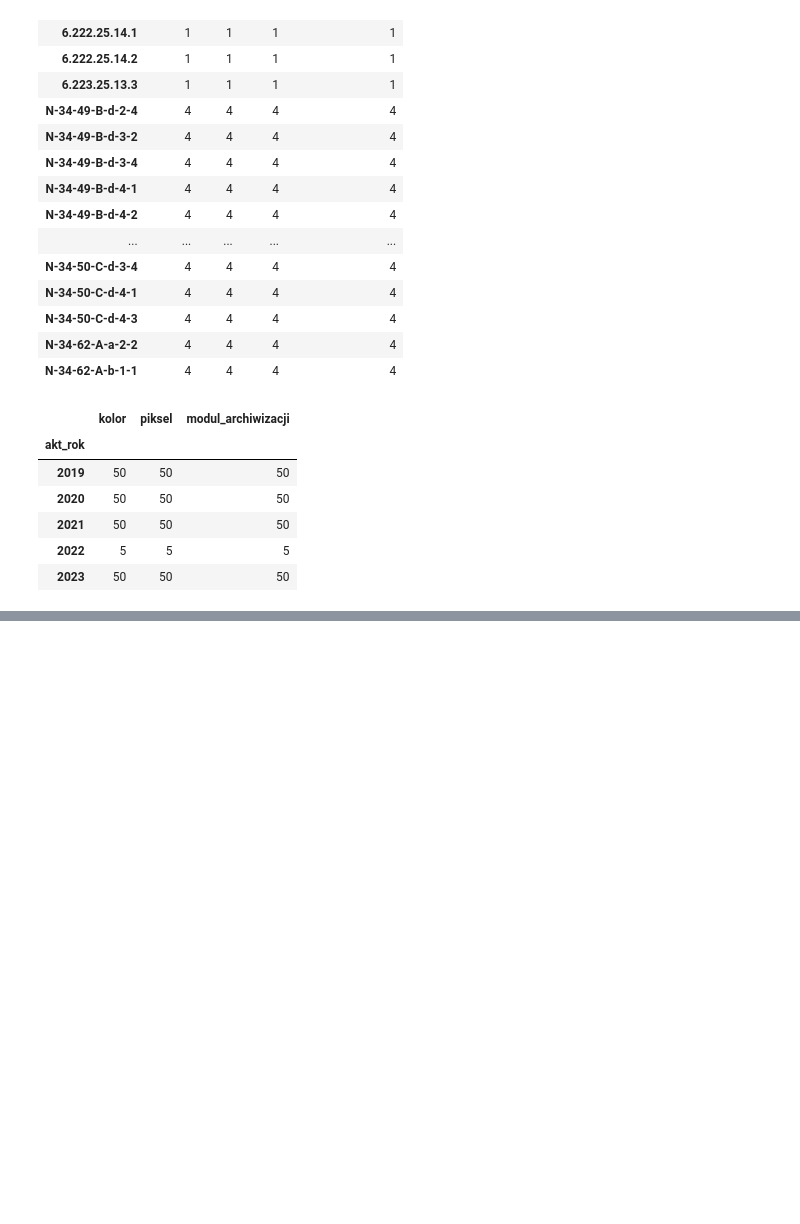
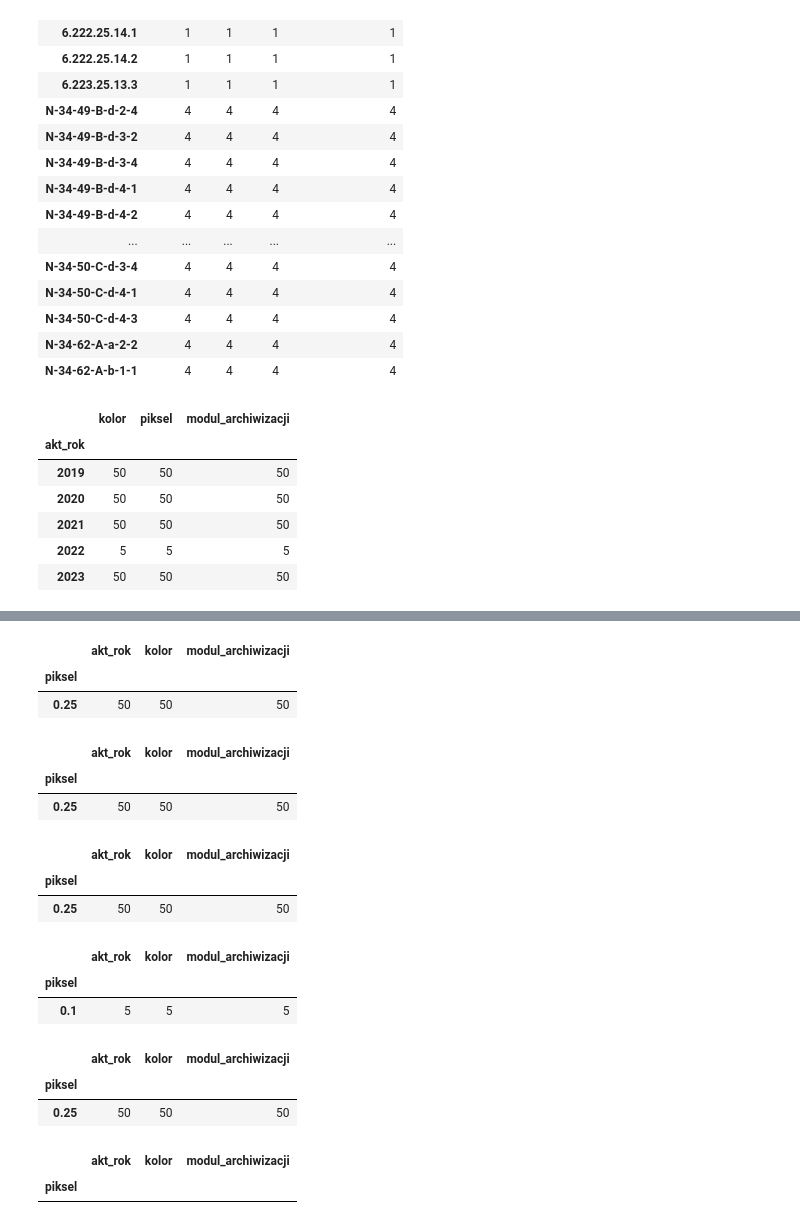
Before and after one commit to Sustainable3/Inference_data, a Jupyter notebook: ortophoto_reval.ipynb, the cells around one changed output, grey strips where cells are left out. Cells and saved outputs as stored; diff of their text form; code cells hidden in the pictures; blank space fills up the shorter version.

```diff
--- a/ortophoto_reval.ipynb
+++ b/ortophoto_reval.ipynb
@@ -174,0 +191,35 @@ df.groupby('akt_rok').count()[['kolor', 'piksel', 'modul_archiwizacji']]
+# %%
+df[df['akt_rok'] == 2019].groupby('piksel').count()[['akt_rok', 'kolor', 'modul_archiwizacji']]
+# %% [output]
+|  | akt_rok | kolor | modul_archiwizacji |
+| piksel |  |  |  |
+| 0.25 | 50 | 50 | 50 |
+# %%
+df[df['akt_rok'] == 2020].groupby('piksel').count()[['akt_rok', 'kolor', 'modul_archiwizacji']]
+# %% [output]
+|  | akt_rok | kolor | modul_archiwizacji |
+| piksel |  |  |  |
+| 0.25 | 50 | 50 | 50 |
+# %%
+df[df['akt_rok'] == 2021].groupby('piksel').count()[['akt_rok', 'kolor', 'modul_archiwizacji']]
+# %% [output]
+|  | akt_rok | kolor | modul_archiwizacji |
+| piksel |  |  |  |
+| 0.25 | 50 | 50 | 50 |
+# %%
+df[df['akt_rok'] == 2022].groupby('piksel').count()[['akt_rok', 'kolor', 'modul_archiwizacji']]
+# %% [output]
+|  | akt_rok | kolor | modul_archiwizacji |
+| piksel |  |  |  |
+| 0.1 | 5 | 5 | 5 |
+# %%
+df[df['akt_rok'] == 2023].groupby('piksel').count()[['akt_rok', 'kolor', 'modul_archiwizacji']]
+# %% [output]
+|  | akt_rok | kolor | modul_archiwizacji |
+| piksel |  |  |  |
+| 0.25 | 50 | 50 | 50 |
+# %%
+df[df['akt_rok'] == 2024].groupby('piksel').count()[['akt_rok', 'kolor', 'modul_archiwizacji']]
+# %% [output]
+|  | akt_rok | kolor | modul_archiwizacji |
+| piksel |  |  |  |
```
Also changed, not shown: parts of 2 cells of this notebook.
